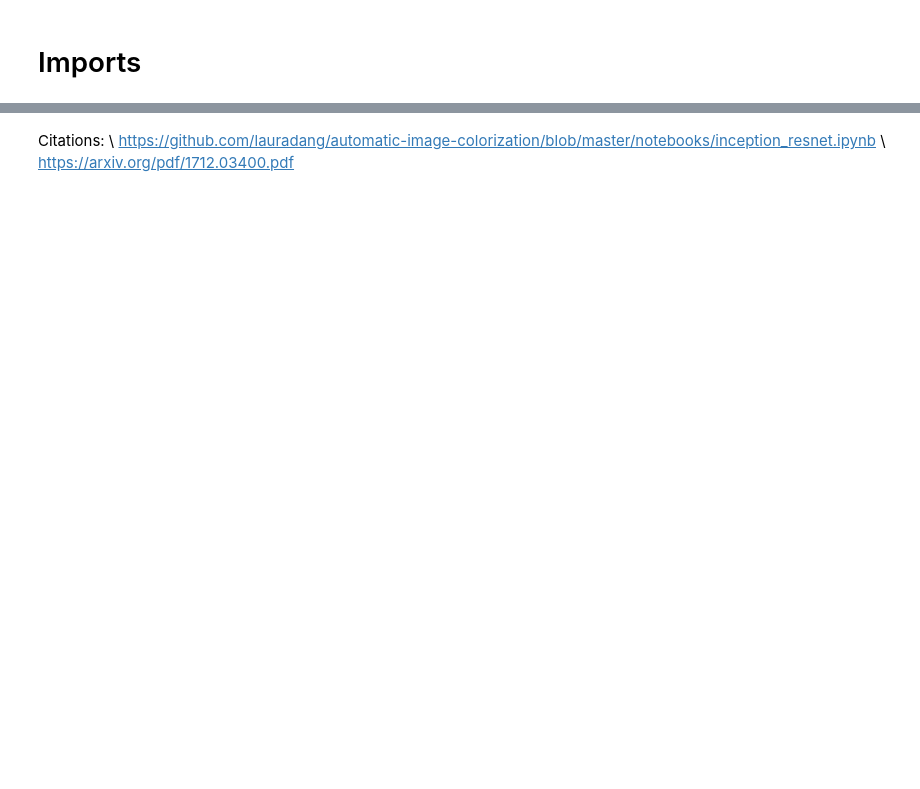
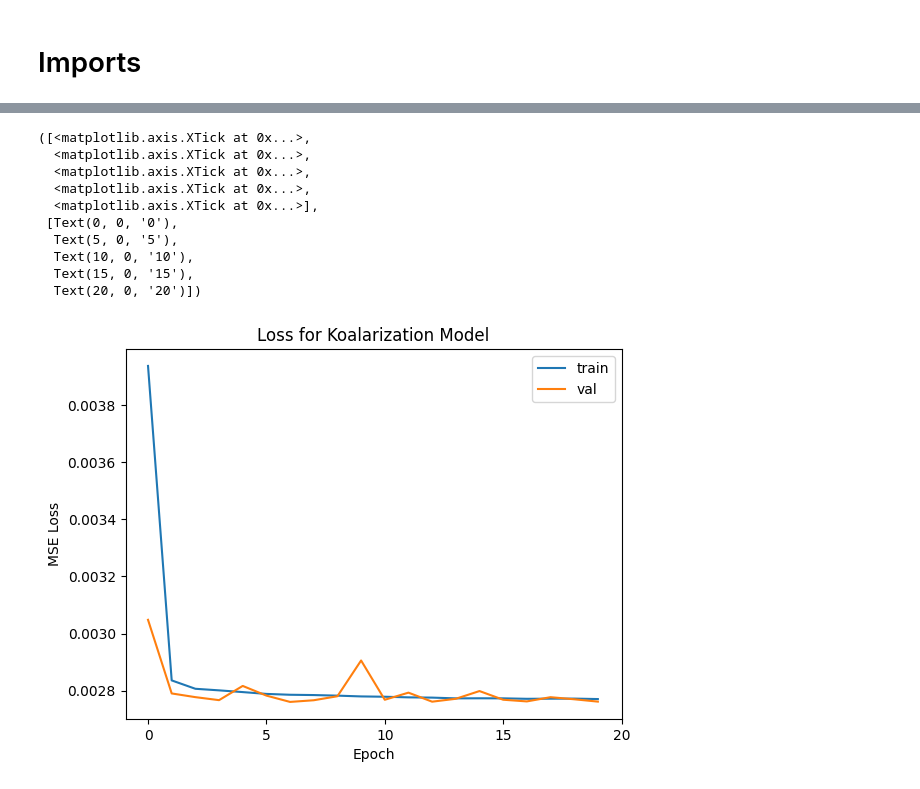
Before and after one commit to DingPang/ACV_Colorization, a Jupyter notebook: main.ipynb, the cells around one changed output, grey strips where cells are left out. Drawn from its saved outputs; the diff is of its cells as text; code cells hidden in the pictures; blank space fills up the shorter version.

Commit message:
Finalizing of the Koalarization model. Cleaned up code, added visualization of loss and output images, and implemented DeltaE for evaluation.

```diff
--- a/main.ipynb
+++ b/main.ipynb
@@ -514,24 +317,15 @@ def val(model, val_loader, criterion, device):
 # %%
-inception.to(device)
-
 #EDModel
 model = EDModel()
 model.to(device)
 
-#Dataset
-img_dir="/content/flickr30k_images/flickr30k_images/flickr30k_images"
-#dataset = myEDDataset(img_dir)
-#subsets=torch.utils.data.random_split(dataset, [0.4, 0.1, 0.5])
+#Inception Model for Feature Extraction
+inception.to(device)
 
-#Dataloaders:
-#train_loader=torch.utils.data.DataLoader(subsets[0], batch_size=8)
-#val_loader=torch.utils.data.DataLoader(subsets[1], batch_size=8)
+#optimizer
+optimizer=torch.optim.Adam(model.parameters(), lr=0.001)
 
-#optimizer and criterion
-optimizer=torch.optim.Adam(model.parameters(), lr=0.001)
-criterion="MSE"
-
-#keep track of loss
+#Keep track of loss
 training_loss=[]
 validation_loss=[]
 
@@ -540,8 +334,8 @@ latest_loss=10000000000000
 for epoch in range(MAX_EPOCHS):
   print("Epoch " + str(epoch) + "/" + str(MAX_EPOCHS))
 
-  train_loss=train(model, train_dataloader, criterion, optimizer, device)
-  val_loss=val(model, val_dataloader, criterion, device)
+  train_loss=train(model, train_dataloader, optimizer, device)
+  val_loss=val(model, val_dataloader, device)
 
   print("-----------------------------------------")
   print("Train loss: " + str(train_loss))
@@ -551,12 +345,8 @@ for epoch in range(MAX_EPOCHS):
   training_loss.append(train_loss)
   validation_loss.append(val_loss)
 
+  #Save best version of the model
   if val_loss<latest_loss:
-    torch.save({
-            'epoch': epoch,
-            'model_state_dict': model.state_dict(),
-            'optimizer_state_dict': optimizer.state_dict(),
-            'loss': val_loss,
-            }, '/content/drive/MyDrive/checkpoint.pt')
+    torch.save(model.state_dict(), '/content/drive/MyDrive/checkpoint.pt')
 # %% [output]
 Epoch 0/20
@@ -614,4 +353,21 @@ KeyboardInterrupt: ignored
-# %% [markdown]
-Citations: \\
-https://github.com/lauradang/automatic-image-colorization/blob/master/notebooks/inception_resnet.ipynb \\
-https://arxiv.org/pdf/1712.03400.pdf
+# %%
+#Create Graphs for Train and Val loss
+plt.plot(training_loss, label="train")
+plt.plot(validation_loss, label="val")
+plt.legend()
+plt.title("Loss for Koalarization Model")
+plt.xlabel("Epoch")
+plt.ylabel("MSE Loss")
+plt.xticks(np.arange(0, 25, 5))
+# %% [output]
+([<matplotlib.axis.XTick at 0x...>,
+  <matplotlib.axis.XTick at 0x...>,
+  <matplotlib.axis.XTick at 0x...>,
+  <matplotlib.axis.XTick at 0x...>,
+  <matplotlib.axis.XTick at 0x...>],
+ [Text(0, 0, '0'),
+  Text(5, 0, '5'),
+  Text(10, 0, '10'),
+  Text(15, 0, '15'),
+  Text(20, 0, '20')])
+[figure, added]
```
Also changed, not shown: parts of 38 cells of this notebook.
